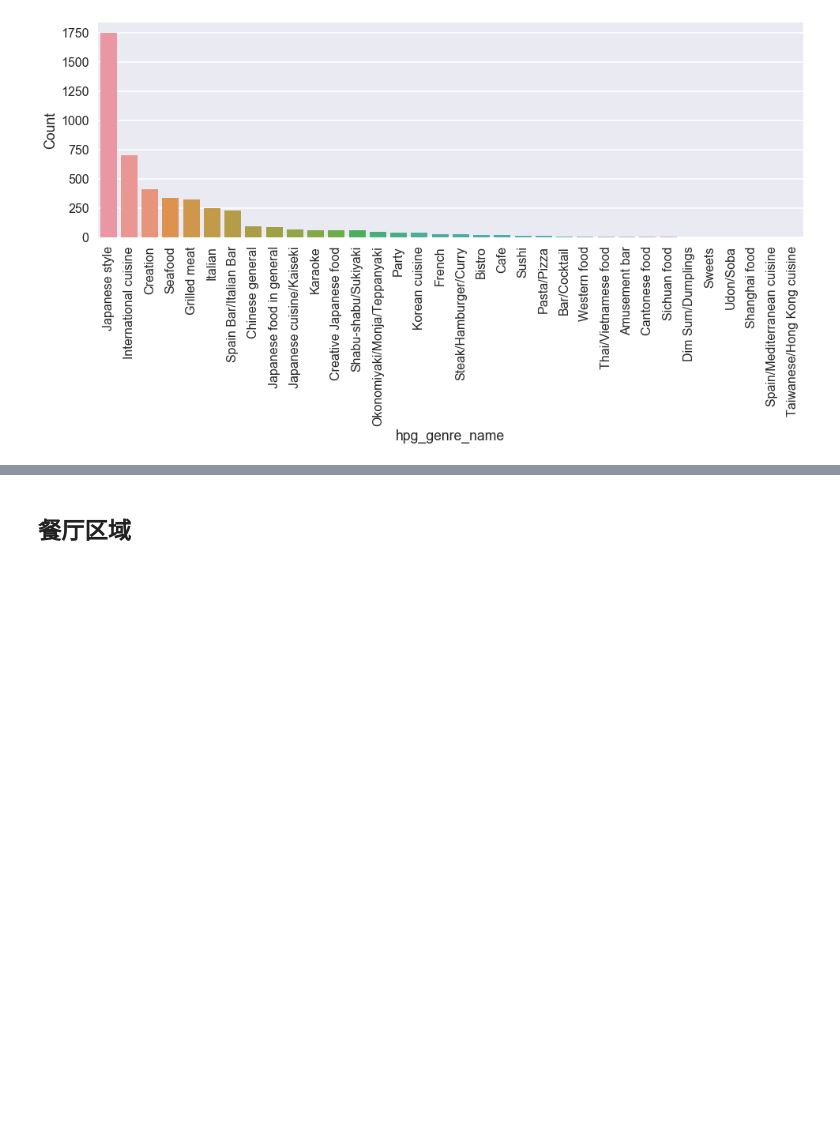
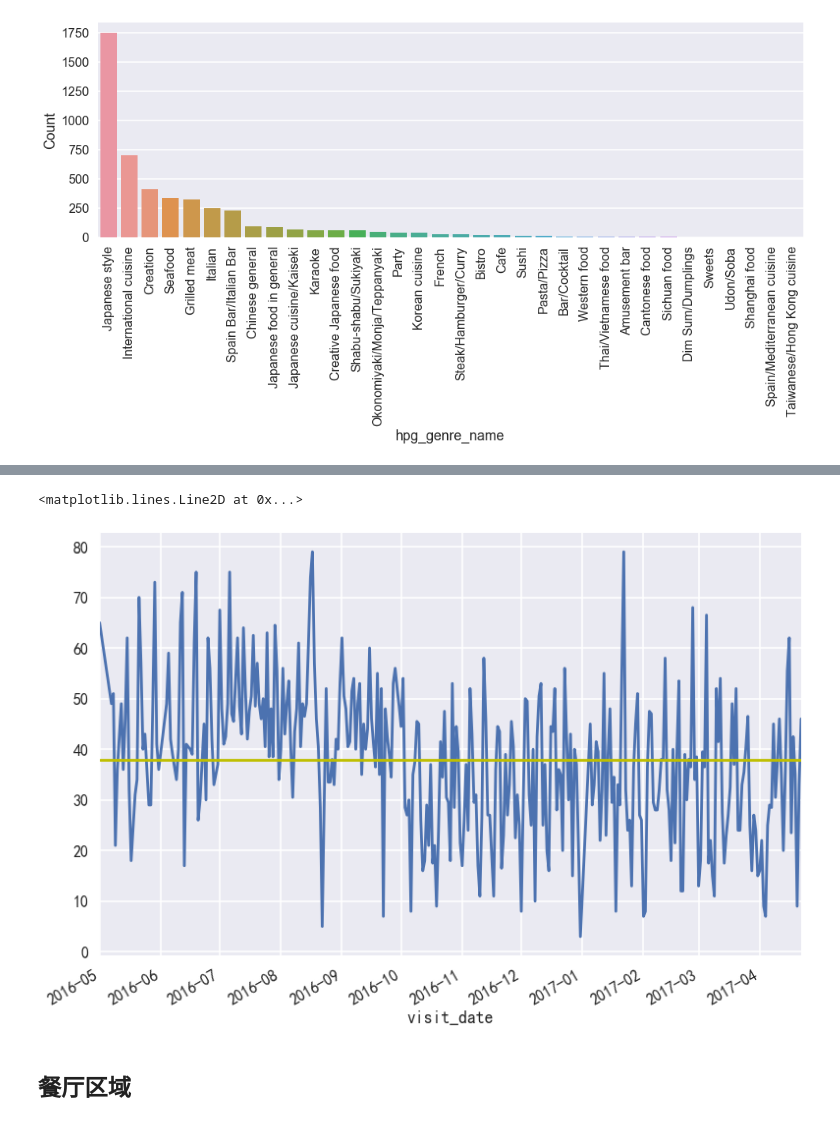
Before and after one commit to shenc3/kaggle_note, a Jupyter notebook: Recruit Restaurant Visitor Forecasting/Restaurant&Visitor.ipynb, the cells around one changed output, grey strips where cells are left out. Drawn from its saved outputs; the diff is of its cells as text; code cells hidden in the pictures; blank space fills up the shorter version.

```diff
--- a/Recruit Restaurant Visitor Forecasting/Restaurant&Visitor.ipynb
+++ b/Recruit Restaurant Visitor Forecasting/Restaurant&Visitor.ipynb
@@ -345,3 +425,12 @@ cat_cnt_plot(hs_genre_cnt, figsize=(16, 5))
+# %%
+tmp_sum = visitors_x_as.groupby(['air_genre_name', 'visit_date'])['visitors'].sum()
+tmp_mean = visitors_x_as.groupby(['air_genre_name', 'visit_date'])['visitors'].mean()
+
+_ = tmp_mean.loc['Asian'].plot()
+_.axhline(tmp_mean.loc['Asian'].mean(), color='y')
+# %% [output]
+<matplotlib.lines.Line2D at 0x...>
+[figure, added]
 # %% [markdown]
 ## 餐厅区域
 # %%
```
Also changed, not shown: parts of 11 cells of this notebook.
